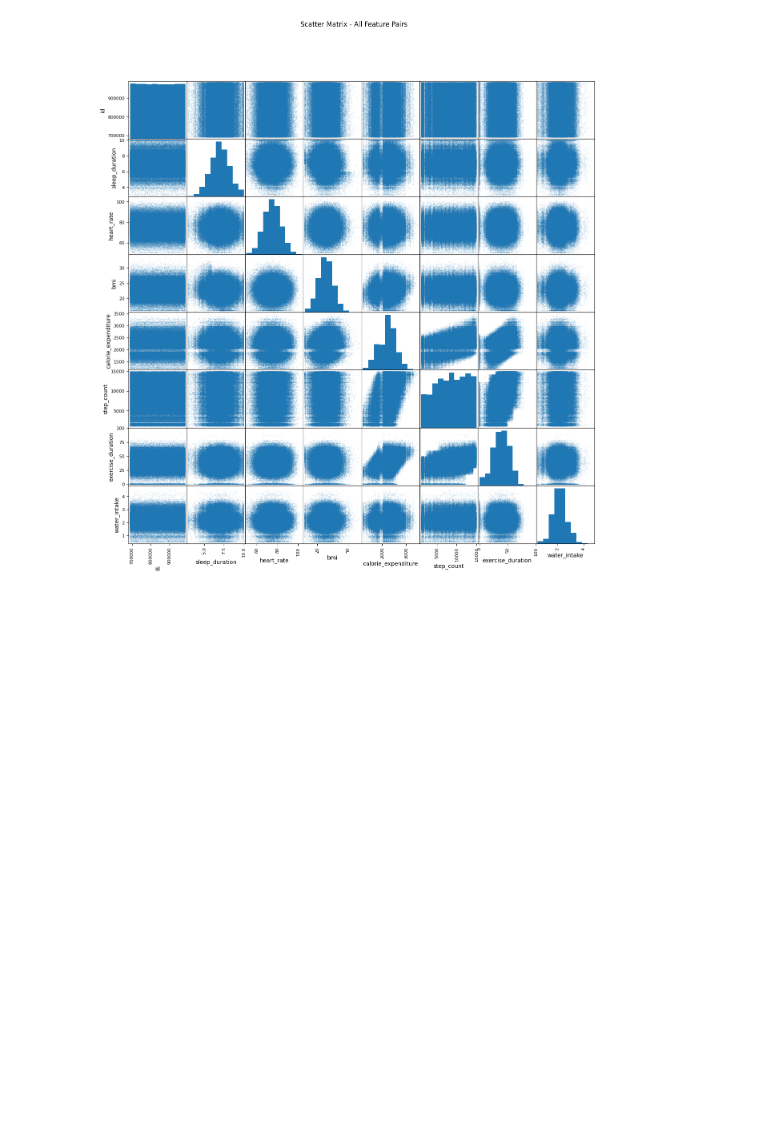
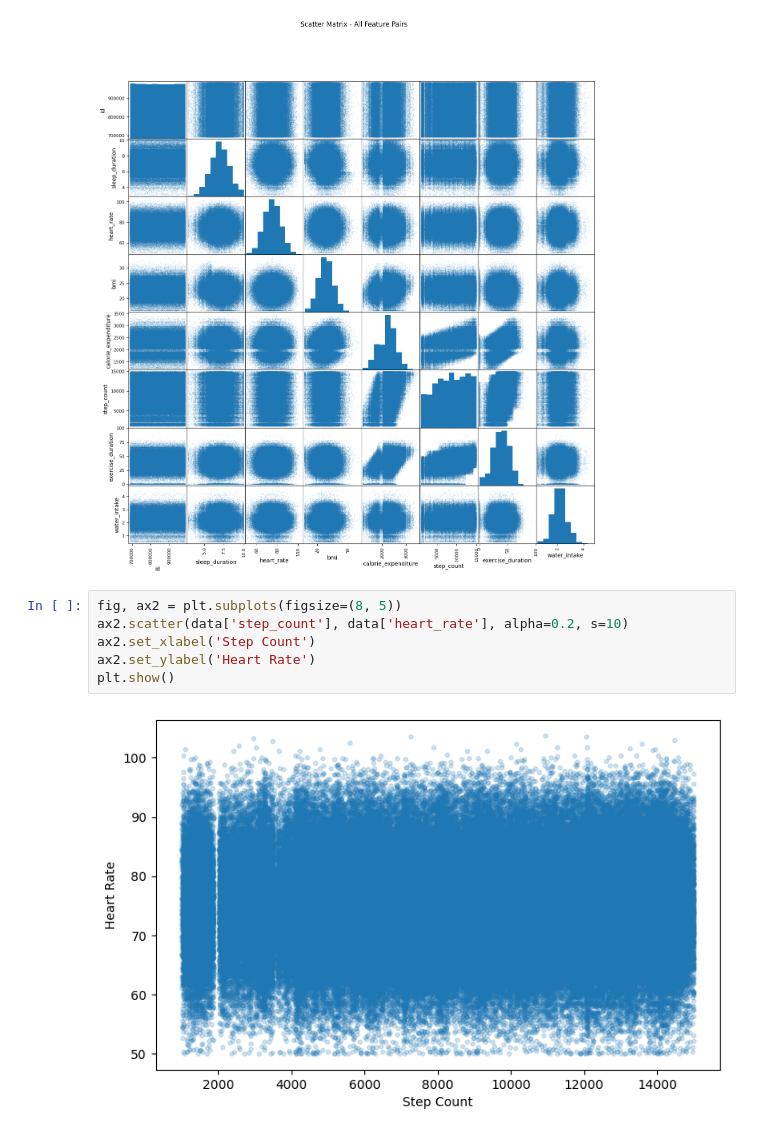
Before and after one commit to TinyHaitch/Kaggle-Notebook, a Jupyter notebook: student-health-issue.ipynb, the cells around one changed output. Saved outputs shown, nothing was run; the diff lists cells and outputs as text; blank space fills up the shorter version.

```diff
--- a/student-health-issue.ipynb
+++ b/student-health-issue.ipynb
@@ -160,3 +160,11 @@ plt.show()
 # %% [output]
 [figure]
 [figure]
+# %%
+fig, ax2 = plt.subplots(figsize=(8, 5))
+ax2.scatter(data['step_count'], data['heart_rate'], alpha=0.2, s=10)
+ax2.set_xlabel('Step Count')
+ax2.set_ylabel('Heart Rate')
+plt.show()
+# %% [output]
+[figure, added]
```
Also changed, not shown: parts of 1 cell of this notebook.
